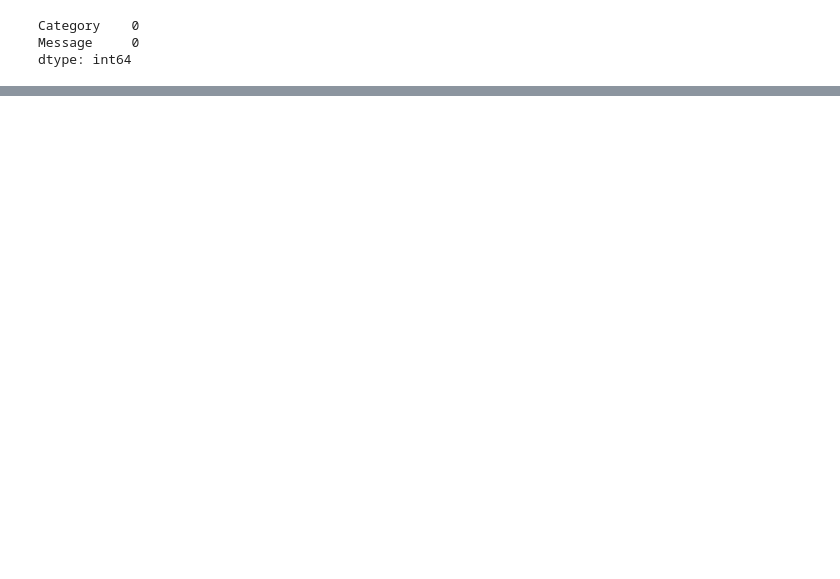
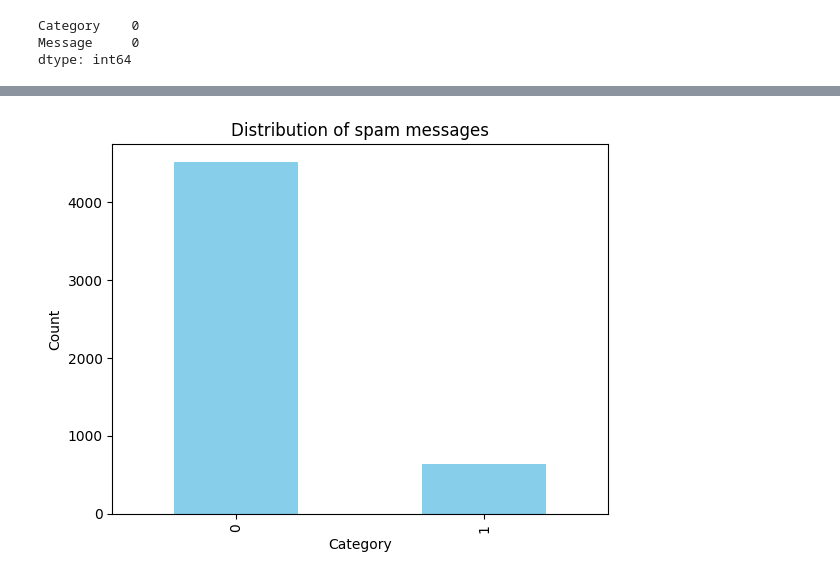
Before and after one commit to ayoubnajjout/ml_notebooks, a Jupyter notebook: spam_detection/spam_detector.ipynb, the cells around one changed output, grey strips where cells are left out. Saved outputs shown, nothing was run; the diff lists cells and outputs as text; code cells hidden in the pictures; blank space fills up the shorter version.

```diff
--- a/spam_detection/spam_detector.ipynb
+++ b/spam_detection/spam_detector.ipynb
@@ -83,0 +95,11 @@ memory usage: 87.2+ KB
+# %%
+df['Category'].value_counts().plot(kind='bar', color='skyblue')
+
+# Add labels and title
+plt.title('Distribution of spam messages')
+plt.ylabel('Count')
+
+# Show the plot
+plt.show()
+# %% [output]
+[figure, added]
```
Also changed, not shown: parts of 17 cells of this notebook.
